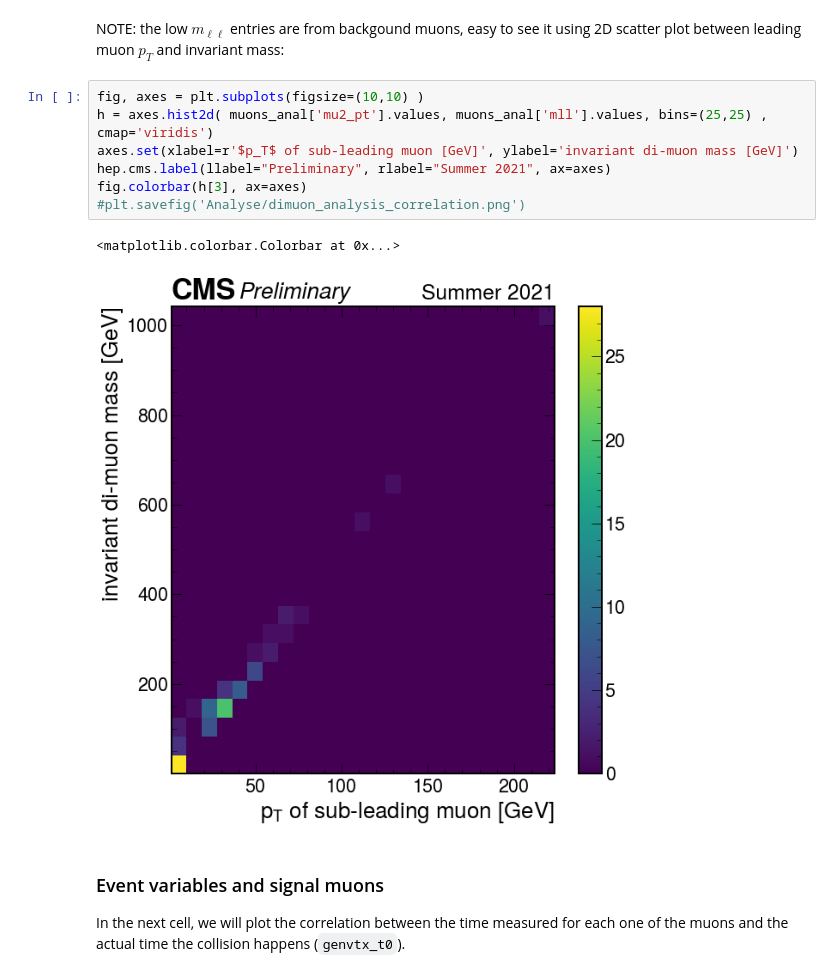
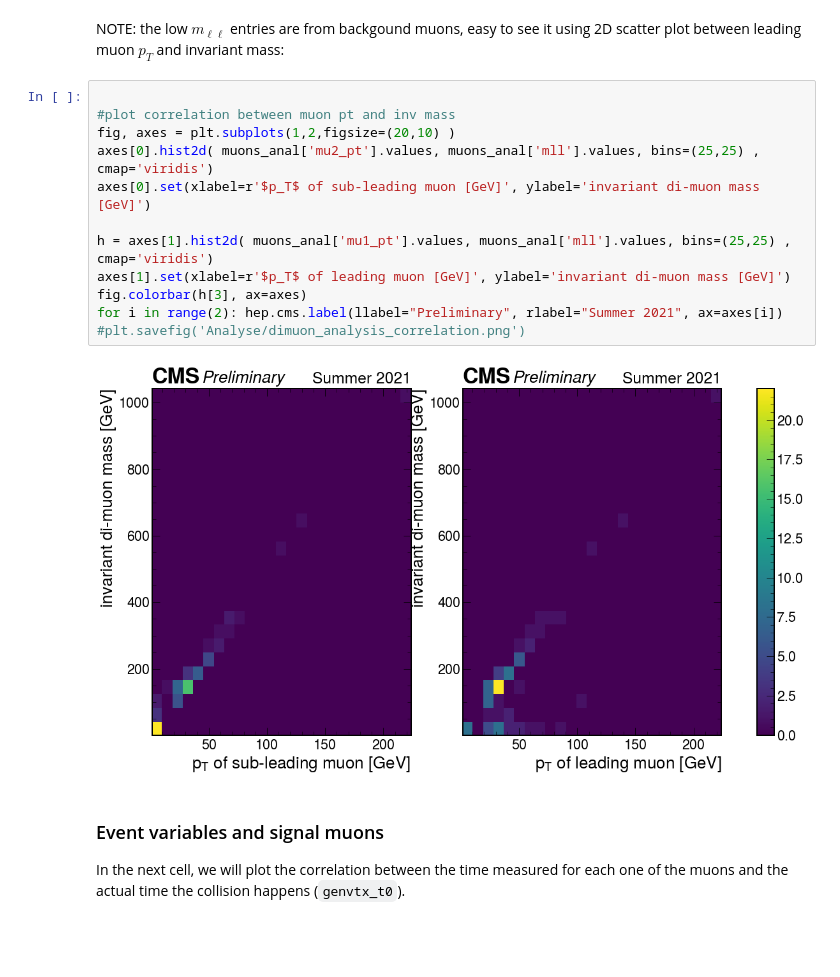
Before and after one commit to jloemker/SWAN, a Jupyter notebook: Analysis_notebook.ipynb, the cells around one changed output. Drawn from its saved outputs; the diff is of its cells as text; blank space fills up the shorter version.

```diff
--- a/Analysis_notebook.ipynb
+++ b/Analysis_notebook.ipynb
@@ -166,15 +164,19 @@ for i in range(2):
 # %% [markdown]
 NOTE: the low $m_{\ell\ell}$ entries are from backgound muons, easy to see it using 2D scatter plot between leading muon $p_T$ and invariant mass:
 # %%
-fig, axes = plt.subplots(figsize=(10,10) )
-h = axes.hist2d( muons_anal['mu2_pt'].values, muons_anal['mll'].values, bins=(25,25) , cmap='viridis')
-axes.set(xlabel=r'$p_T$ of sub-leading muon [GeV]', ylabel='invariant di-muon mass [GeV]')
-hep.cms.label(llabel="Preliminary", rlabel="Summer 2021", ax=axes)
+
+#plot correlation between muon pt and inv mass
+fig, axes = plt.subplots(1,2,figsize=(20,10) )
+axes[0].hist2d( muons_anal['mu2_pt'].values, muons_anal['mll'].values, bins=(25,25) , cmap='viridis')
+axes[0].set(xlabel=r'$p_T$ of sub-leading muon [GeV]', ylabel='invariant di-muon mass [GeV]')
+
+h = axes[1].hist2d( muons_anal['mu1_pt'].values, muons_anal['mll'].values, bins=(25,25) , cmap='viridis')
+axes[1].set(xlabel=r'$p_T$ of leading muon [GeV]', ylabel='invariant di-muon mass [GeV]')
 fig.colorbar(h[3], ax=axes)
+for i in range(2): hep.cms.label(llabel="Preliminary", rlabel="Summer 2021", ax=axes[i])
 #plt.savefig('Analyse/dimuon_analysis_correlation.png')
 # %% [output]
-<matplotlib.colorbar.Colorbar at 0x...>
-[figure, old version]
+[figure, new version]
 # %% [markdown]
 ### Event variables and signal muons
 
```
Also changed, not shown: parts of 13 cells of this notebook, 1 other file.
